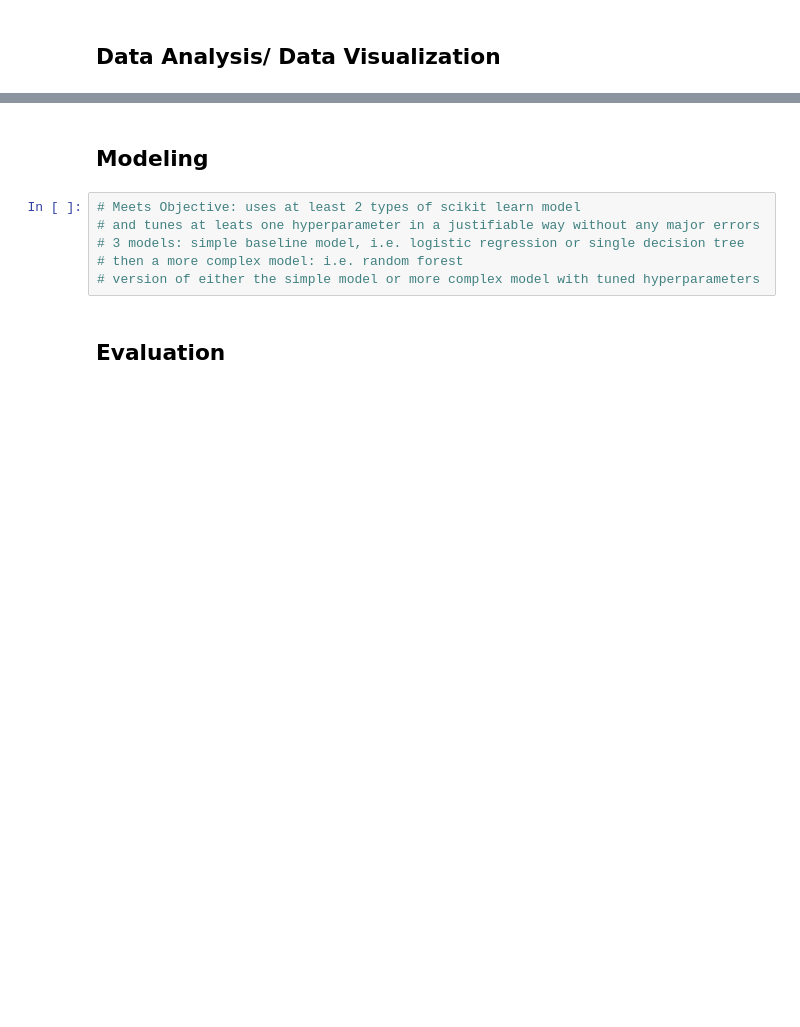
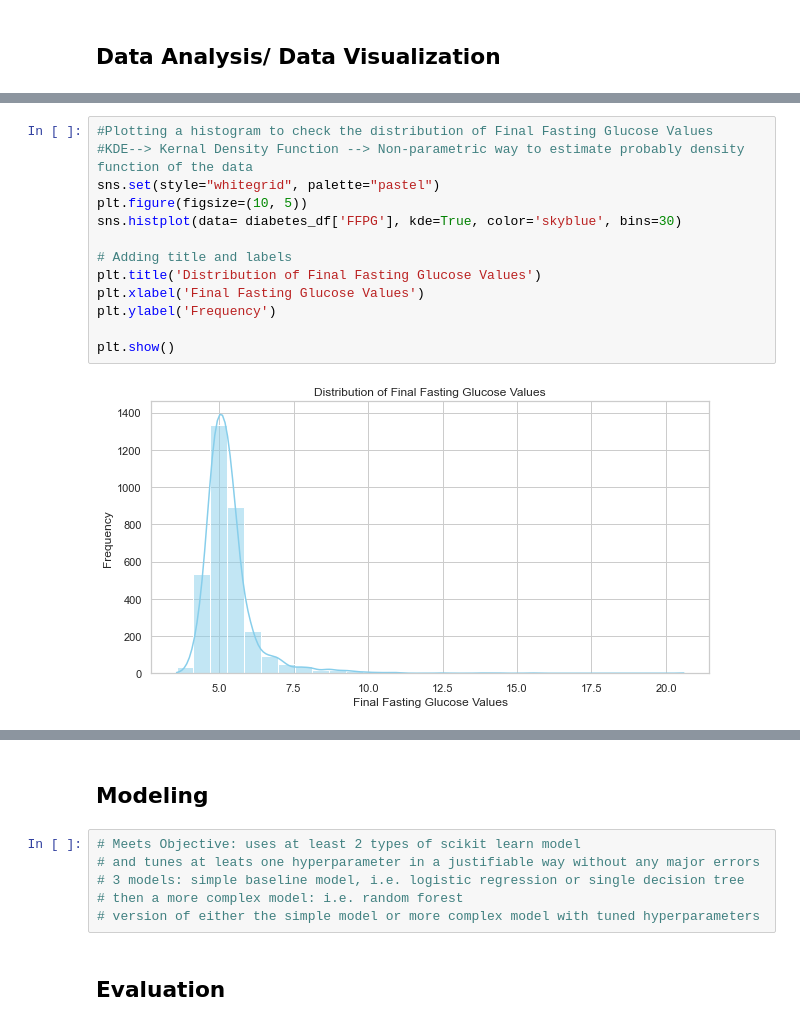
Before and after one commit to ldwilker10/predicting_diabetes_project, a Jupyter notebook: phase3_rough_draft/phase3_combined_draft.ipynb, the cells around one changed output, grey strips where cells are left out. Saved outputs shown, nothing was run; the diff lists cells and outputs as text; blank space fills up the shorter version.

```diff
--- a/phase3_rough_draft/phase3_combined_draft.ipynb
+++ b/phase3_rough_draft/phase3_combined_draft.ipynb
@@ -72,0 +359,15 @@ from sklearn.feature_selection import (VarianceThreshold, SelectKBest, f_regress
+# %%
+#Plotting a histogram to check the distribution of Final Fasting Glucose Values
+#KDE--> Kernal Density Function --> Non-parametric way to estimate probably density function of the data
+sns.set(style="whitegrid", palette="pastel")
+plt.figure(figsize=(10, 5))
+sns.histplot(data= diabetes_df['FFPG'], kde=True, color='skyblue', bins=30)
+
+# Adding title and labels
+plt.title('Distribution of Final Fasting Glucose Values')
+plt.xlabel('Final Fasting Glucose Values')
+plt.ylabel('Frequency')
+
+plt.show()
+# %% [output]
+[figure, added]
```
Also changed, not shown: parts of 25 cells of this notebook.
